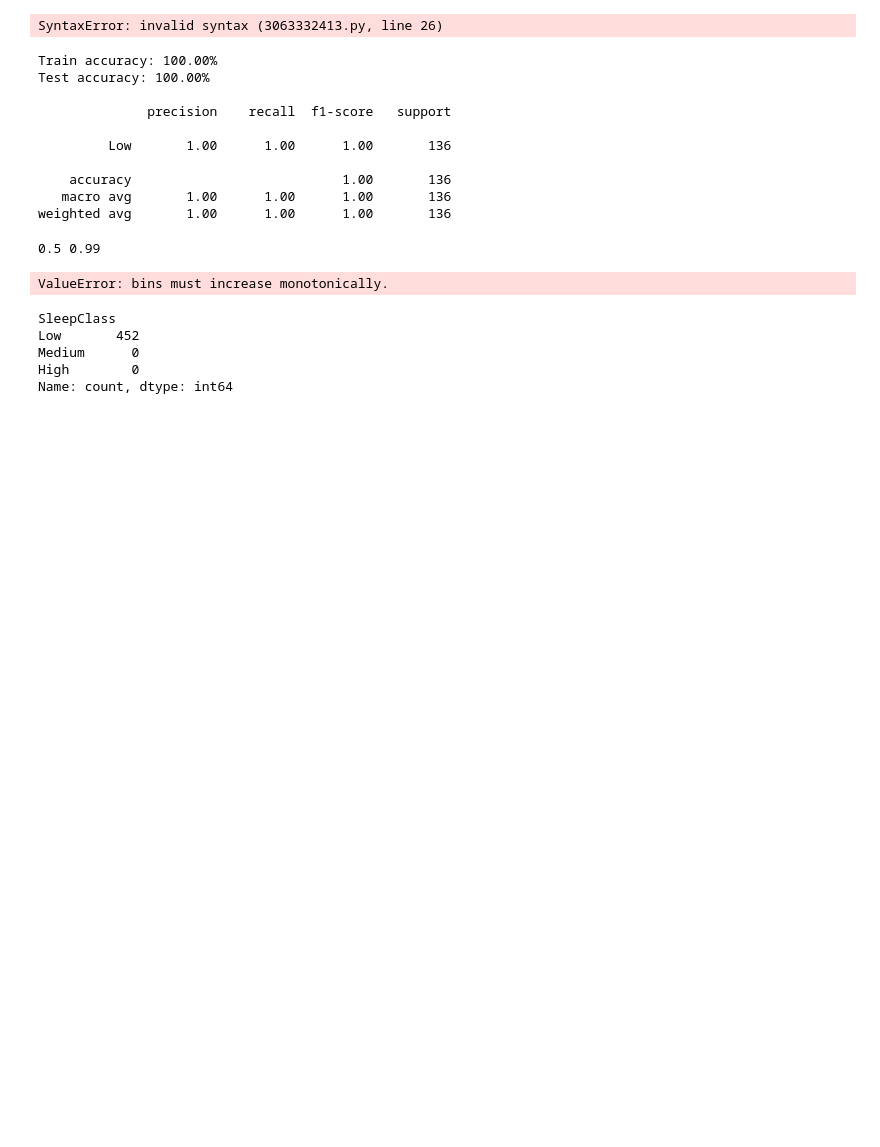
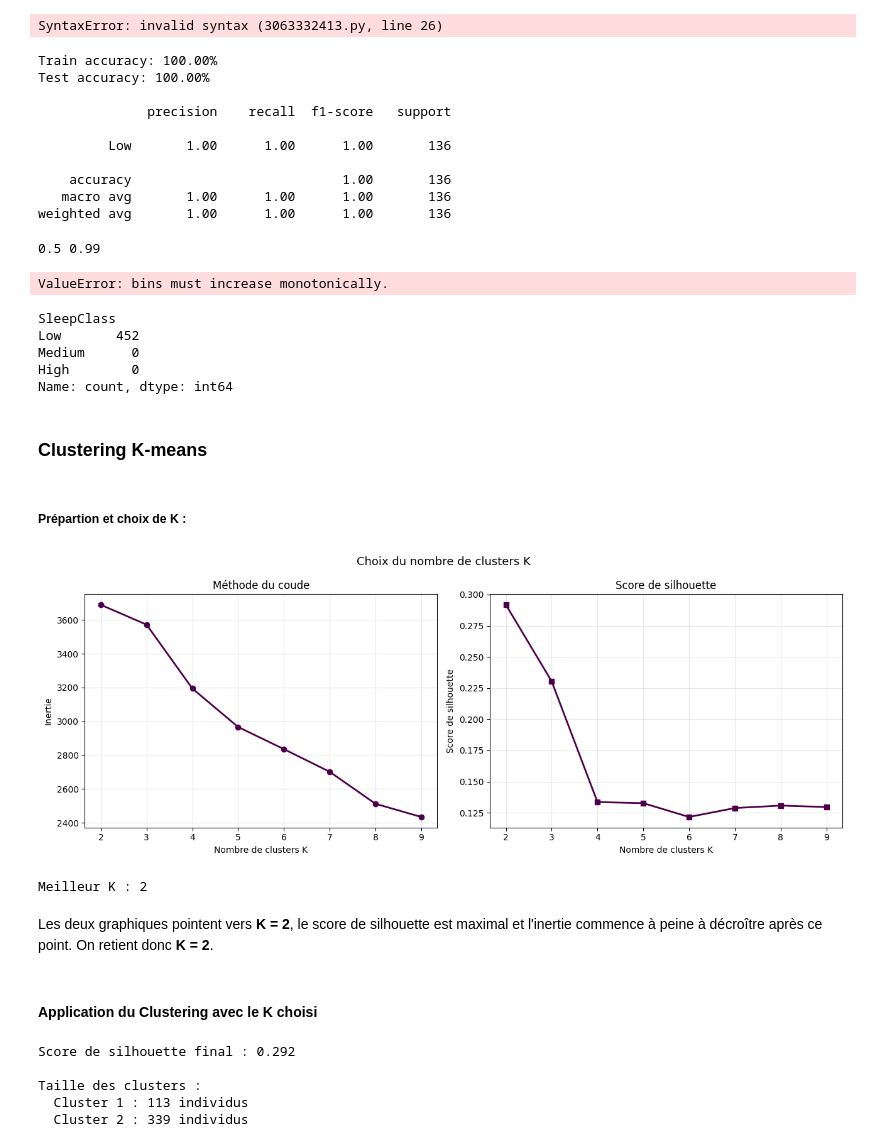
Before and after one commit to AhmedBousbih/Projet-analyse-de-donn-es, a Jupyter notebook: Projet_Analyse_de_données.ipynb, the cells around one changed output. Cells and saved outputs as stored; diff of their text form; code cells hidden in the pictures; blank space fills up the shorter version.

Commit message:
Application du Kmeans et score silhouette

```diff
--- a/Projet_Analyse_de_données.ipynb
+++ b/Projet_Analyse_de_données.ipynb
@@ -563,3 +563,75 @@ Low       452
 Medium      0
 High        0
 Name: count, dtype: int64
+# %% [markdown]
+### Clustering K-means
+# %% [markdown]
+##### Prépartion et choix de K :
+# %%
+from sklearn.cluster import KMeans
+from sklearn.metrics import silhouette_score, silhouette_samples
+from sklearn.decomposition import PCA
+
+# Espace de clustering = coordonnées ACP
+pca_kmeans = PCA()
+X_pca = pca_kmeans.fit_transform(X_scaled)
+
+# Choix de K — méthode du coude + silhouette
+inertias, silhouettes = [], []
+k_range = range(2, 10)
+
+for k in k_range:
+    km = KMeans(n_clusters=k, init='k-means++',
+                n_init='auto', max_iter=100, random_state=42)
+    labels = km.fit_predict(X_pca)
+    inertias.append(km.inertia_)
+    silhouettes.append(silhouette_score(X_pca, labels))
+
+fig, (ax1, ax2) = plt.subplots(1, 2, figsize=(13, 5))
+
+ax1.plot(list(k_range), inertias, 'o-', color='#4D004B', linewidth=2)
+ax1.set_xlabel('Nombre de clusters K')
+ax1.set_ylabel('Inertie')
+ax1.set_title('Méthode du coude')
+ax1.set_xticks(list(k_range))
+ax1.grid(True, alpha=0.3)
+
+ax2.plot(list(k_range), silhouettes, 's-', color='#4D004B', linewidth=2)
+ax2.set_xlabel('Nombre de clusters K')
+ax2.set_ylabel('Score de silhouette')
+ax2.set_title('Score de silhouette')
+ax2.set_xticks(list(k_range))
+ax2.grid(True, alpha=0.3)
+
+plt.suptitle('Choix du nombre de clusters K', fontsize=13)
+plt.tight_layout()
+plt.show()
+
+print(f"Meilleur K : {list(k_range)[silhouettes.index(max(silhouettes))]}")
+# %% [output]
+[figure, added]
+Meilleur K : 2
+# %% [markdown]
+Les deux graphiques pointent vers **K = 2**, le score de silhouette est maximal et l'inertie commence à peine à décroître après ce point. On retient donc **K = 2**.
+# %% [markdown]
+#### Application du Clustering avec le K choisi
+# %%
+K_FINAL = 2
+
+# Application du K-means final
+kmeans_final = KMeans(n_clusters=K_FINAL, init='k-means++',
+                      n_init=50, max_iter=300, random_state=42)
+clusters = kmeans_final.fit_predict(X_pca)
+
+sil = silhouette_score(X_pca, clusters)
+print(f"Score de silhouette final : {sil:.3f}")
+print(f"\nTaille des clusters :")
+unique, counts = np.unique(clusters, return_counts=True)
+for k, n in zip(unique, counts):
+    print(f"  Cluster {k+1} : {n} individus")
+# %% [output]
+Score de silhouette final : 0.292
+
+Taille des clusters :
+  Cluster 1 : 113 individus
+  Cluster 2 : 339 individus
```
Also changed, not shown: parts of 14 cells of this notebook, 2 other files.
